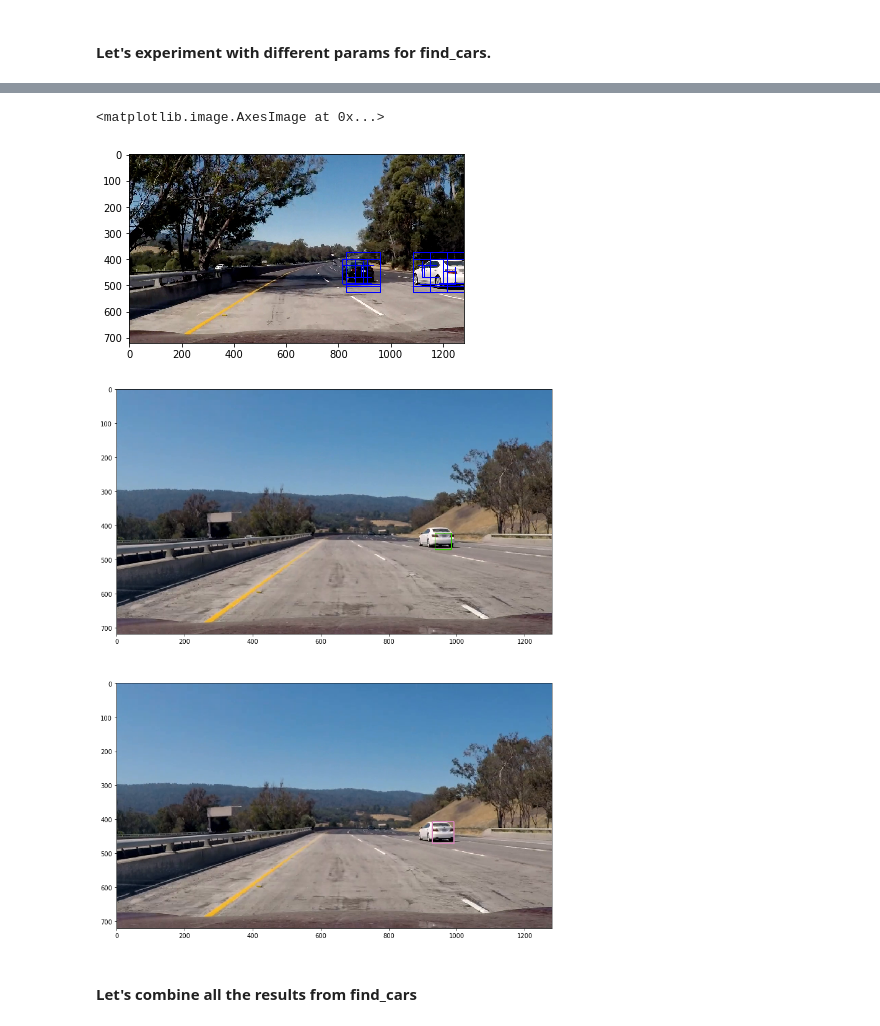
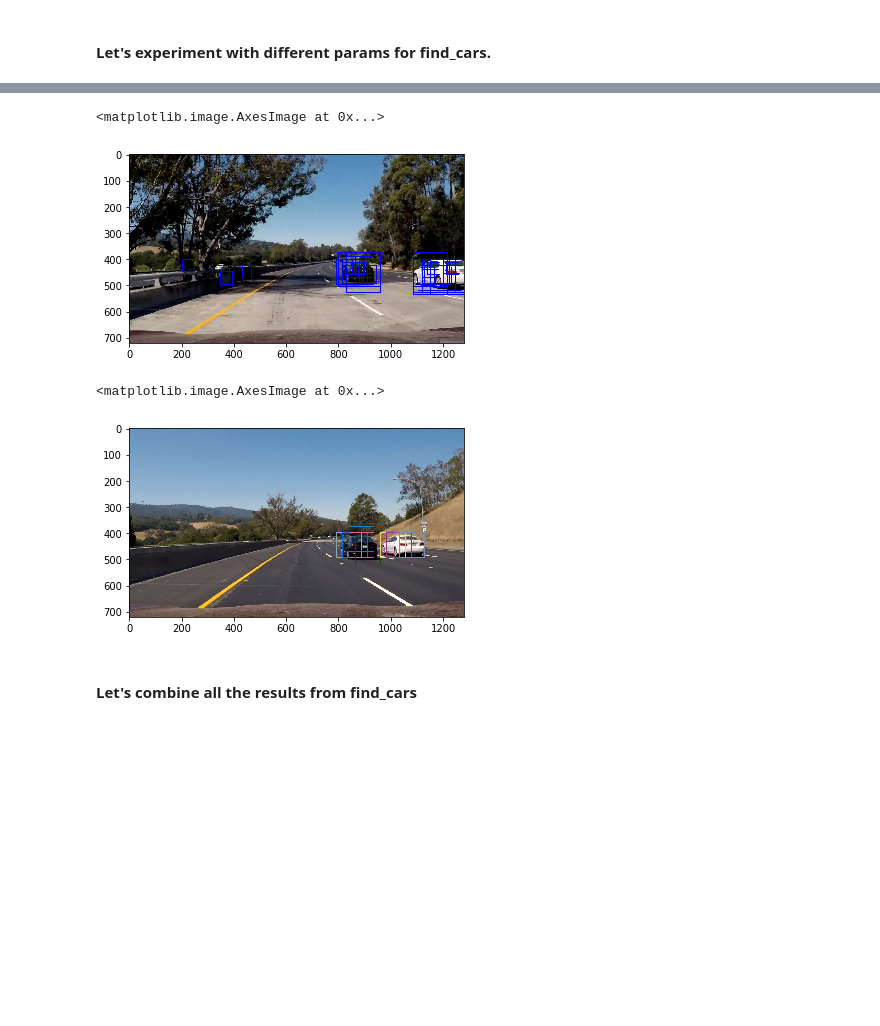
Before and after one commit to kevinwestern/CarND-Vehicle-Detection, a Jupyter notebook: project.ipynb, the cells around one changed output, grey strips where cells are left out. Saved outputs shown, nothing was run; the diff lists cells and outputs as text; code cells hidden in the pictures; blank space fills up the shorter version.

```diff
--- a/project.ipynb
+++ b/project.ipynb
@@ -54,6 +54,6 @@ def get_non_vehicles():
 # %%
 import cv2
 gray = get_gray_img('./vehicles/GTI_MiddleClose/image0000.png')
-features, hog_image = get_hog_features(gray, 11, 16, 2, vis=True)
+features, hog_image = get_hog_features(gray, 8, 8, 2, vis=True)
 plt.imshow(hog_image, cmap='gray')
 # %% [output]
@@ -401,6 +413,17 @@ img = cv2.imread('./test_images/test1.jpg')
 img = cv2.cvtColor(img, cv2.COLOR_BGR2RGB)
 img = img[400:656,:,:]
 windows = slide_window(img)
-matches = search_windows(img, windows, svc, X_scaler, color_space='YCrCb', hog_channel='ALL', spatial_feat=True, hist_feat=True)
+matches = search_windows(
+    img,
+    windows,
+    svc,
+    X_scaler,
+    color_space=COLOR_SPACE,
+    orient=ORIENT,
+    pix_per_cell=PIX_PER_CELL,
+    cell_per_block=CELL_PER_BLOCK,
+    hog_channel=HOG_CHANNEL,
+    spatial_feat=True,
+    hist_feat=True)
 plt.imshow(draw_boxes(img, matches))
 # %% [output]
@@ -425,7 +446,6 @@ def convert_color(img, conv='RGB2YCrCb'):
 def find_cars(img, ystart, ystop, scale, svc, X_scaler, orient, pix_per_cell, cell_per_block, spatial_size, hist_bins,
               debug=False):
 
-    draw_img = np.copy(img)
     #img = img.astype(np.float32)/255
     matches = []
 
@@ -440,8 +460,8 @@ def find_cars(img, ystart, ystop, scale, svc, X_scaler, orient, pix_per_cell, ce
     ch3 = ctrans_tosearch[:,:,2]
 
     # Define blocks and steps as above
-    nxblocks = (ch1.shape[1] // pix_per_cell)  + 1
-    nyblocks = (ch1.shape[0] // pix_per_cell)  + 1
+    nxblocks = (ch1.shape[1] // pix_per_cell) - cell_per_block  + 1
+    nyblocks = (ch1.shape[0] // pix_per_cell) - cell_per_block + 1
     nfeat_per_block = orient*cell_per_block**2
 
     # 64 was the orginal sampling rate, with 8 cells and 8 pix per cell
@@ -541,14 +564,14 @@ img = cv2.imread('./test_images/test5.jpg')
 img = cv2.cvtColor(img, cv2.COLOR_BGR2RGB)
 
 tests = [
-    find_cars(img, 400, 500, .75, svc, X_scaler, 11, 16, 2, None, None, debug=False),
-    find_cars(img, 430, 505, 1, svc, X_scaler, 11, 16, 2, None, None, debug=False),
-    find_cars(img, 400, 656, 1.5, svc, X_scaler, 11, 16, 2, None, None, debug=False),
-    find_cars(img, 400, 550, 2, svc, X_scaler, 11, 16, 2, None, None, debug=False),
-    find_cars(img, 400, 600, 2.5, svc, X_scaler, 11, 16, 2, None, None, debug=False),
-    find_cars(img, 425, 575, 2, svc, X_scaler, 11, 16, 2, None, None, debug=False),
-    find_cars(img, 375, 600, 1, svc, X_scaler, 11, 16, 2, None, None, debug=False),
-    find_cars(img, 375, 600, 2, svc, X_scaler, 11, 16, 2, None, None, debug=False),
+    find_cars(img, 400, 500, .75, svc, X_scaler, ORIENT, PIX_PER_CELL, CELL_PER_BLOCK, None, None, debug=False),
+    find_cars(img, 430, 505, 1, svc, X_scaler, ORIENT, PIX_PER_CELL, CELL_PER_BLOCK, None, None, debug=False),
+    find_cars(img, 400, 656, 1.5, svc, X_scaler, ORIENT, PIX_PER_CELL, CELL_PER_BLOCK, None, None, debug=False),
+    find_cars(img, 400, 550, 2, svc, X_scaler, ORIENT, PIX_PER_CELL, CELL_PER_BLOCK, None, None, debug=False),
+    find_cars(img, 400, 600, 2.5, svc, X_scaler, ORIENT, PIX_PER_CELL, CELL_PER_BLOCK, None, None, debug=False),
+    find_cars(img, 425, 575, 2, svc, X_scaler, ORIENT, PIX_PER_CELL, CELL_PER_BLOCK, None, None, debug=False),
+    find_cars(img, 375, 600, 1, svc, X_scaler, ORIENT, PIX_PER_CELL, CELL_PER_BLOCK, None, None, debug=False),
+    find_cars(img, 375, 600, 2, svc, X_scaler, ORIENT, PIX_PER_CELL, CELL_PER_BLOCK, None, None, debug=False),
 ]
 
 matches = []
@@ -558,29 +581,24 @@ for rects in tests:
 plt.imshow(draw_boxes(img, matches, thick=2,  yolo=False))
 # %% [output]
 <matplotlib.image.AxesImage at 0x...>
-[figure, old version]
+[figure, new version]
 # %%
 img = cv2.imread('./debug/img0.png')
 img = cv2.cvtColor(img, cv2.COLOR_BGR2RGB)
 
 tests = [
-    #find_cars(img, 400, 500, 1, svc, X_scaler, 11, 16, 2, None, None, debug=False),
-    #find_cars(img, 430, 505, 1, svc, X_scaler, 11, 16, 2, None, None, debug=False),
-    #find_cars(img, 400, 656, 1.5, svc, X_scaler, 11, 16, 2, None, None, debug=False),
-    find_cars(img, 400, 500, .75, svc, X_scaler, 11, 16, 2, None, None, debug=False),
-    find_cars(img, 375, 475, 1, svc, X_scaler, 11, 16, 2, None, None, debug=False),
-    #find_cars(img, 400, 500, 1, svc, X_scaler, 11, 16, 2, None, None, debug=False),
-    #find_cars(img, 400, 550, 2, svc, X_scaler, 11, 16, 2, None, None, debug=False),
-    #find_cars(img, 400, 600, 2.5, svc, X_scaler, 11, 16, 2, None, None, debug=True),
-    #find_cars(img, 425, 575, 2, svc, X_scaler, 11, 16, 2, None, None, debug=True),
+    find_cars(img, 350, 656, 1.5, svc, X_scaler, ORIENT, PIX_PER_CELL, CELL_PER_BLOCK, None, None, debug=False),
 ]
 
-fig, ax = plt.subplots(nrows=len(tests), ncols=1, figsize=(16, 16))
-ax = ax.ravel()
-for i in range(len(tests)):
-    ax[i].imshow(draw_boxes(img, tests[i], thick=2,  yolo=True))
+plt.imshow(draw_boxes(img, tests[0], thick=2,  yolo=True))
+
+#fig, ax = plt.subplots(nrows=len(tests), ncols=1, figsize=(16, 16))
+#ax = ax.ravel()
+#for i in range(len(tests)):
+#    ax[i].imshow(draw_boxes(img, tests[i], thick=2,  yolo=True))
 # %% [output]
+<matplotlib.image.AxesImage at 0x...>
-[figure, old version]
+[figure, new version]
 # %%
 def add_heat(heatmap, bbox_list):
     # Iterate through list of bboxes
```
Also changed, not shown: parts of 12 cells of this notebook, 1 other file.
